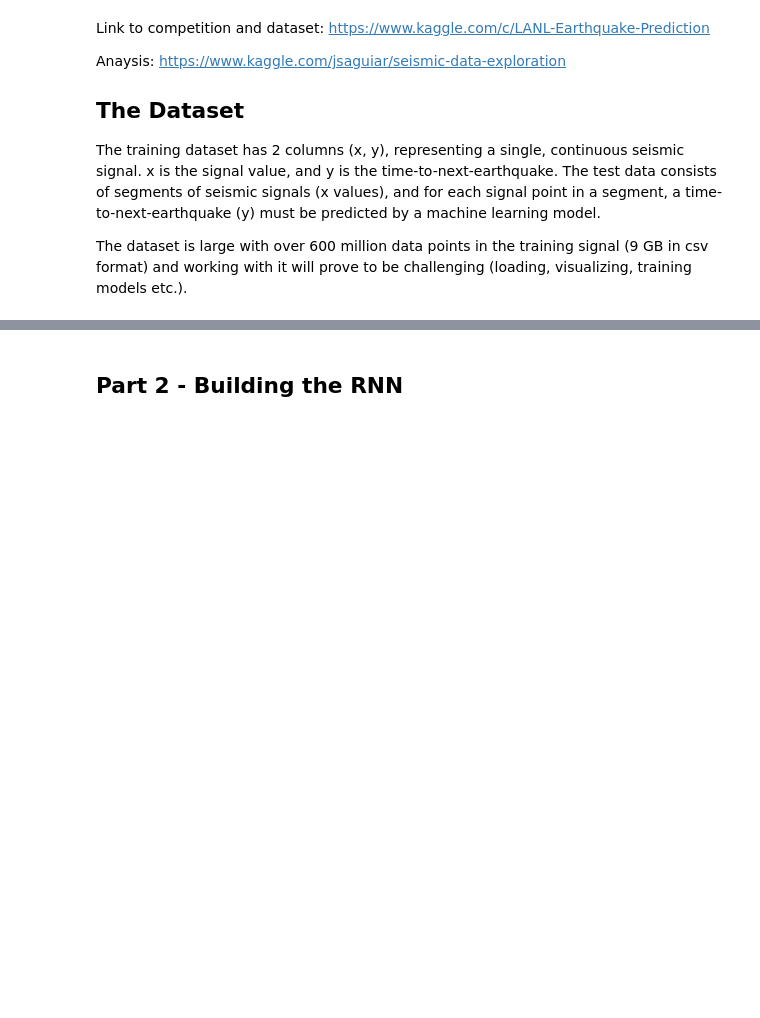
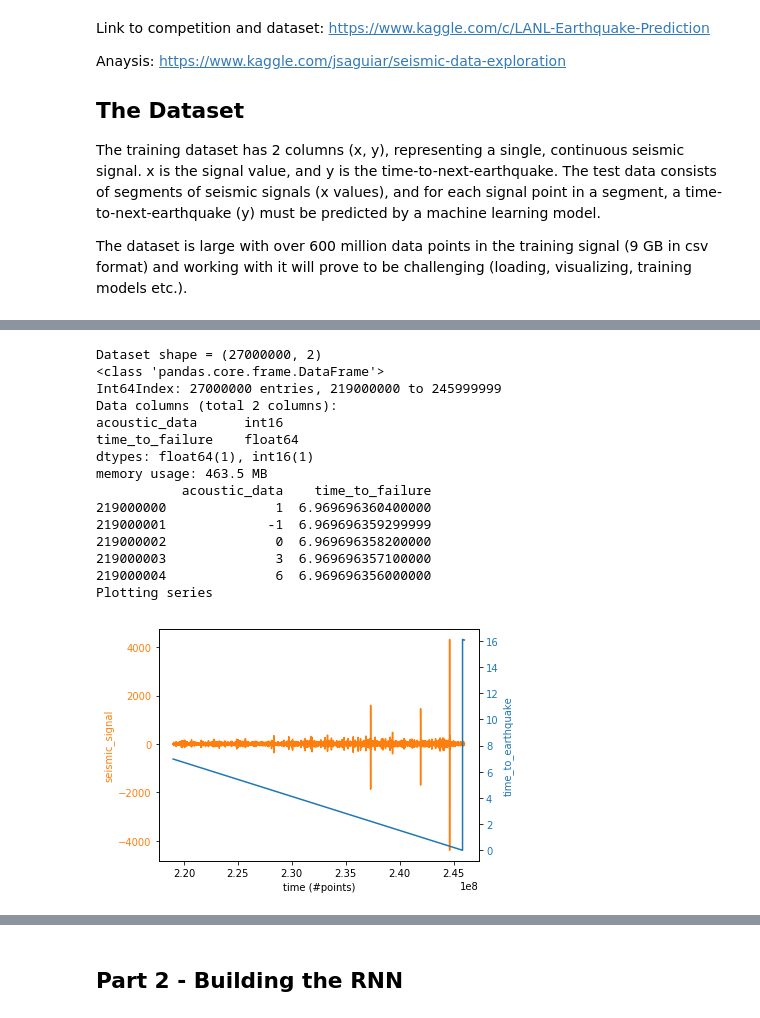
Before and after one commit to sgamage2/ece-9309-ml-project, a Jupyter notebook: LANL_NB.ipynb, the cells around one changed output, grey strips where cells are left out. Cells and saved outputs as stored; diff of their text form; code cells hidden in the pictures; blank space fills up the shorter version.

```diff
--- a/LANL_NB.ipynb
+++ b/LANL_NB.ipynb
@@ -113 +131,21 @@ We need to check physical relation between acoustic data data and earthquakes. A
+# %%
+print_info(test_df)
+plot_series(test_df) # This is time and memory consuming. Do not run this cell unless necessary
+# %% [output]
+Dataset shape = (27000000, 2)
+<class 'pandas.core.frame.DataFrame'>
+Int64Index: 27000000 entries, 219000000 to 245999999
+Data columns (total 2 columns):
+acoustic_data      int16
+time_to_failure    float64
+dtypes: float64(1), int16(1)
+memory usage: 463.5 MB
+           acoustic_data    time_to_failure
+219000000              1  6.969696360400000
+219000001             -1  6.969696359299999
+219000002              0  6.969696358200000
+219000003              3  6.969696357100000
+219000004              6  6.969696356000000
+Plotting series
+[figure, added]
 # %% [markdown]
```
Also changed, not shown: parts of 19 cells of this notebook, 2 other files.
